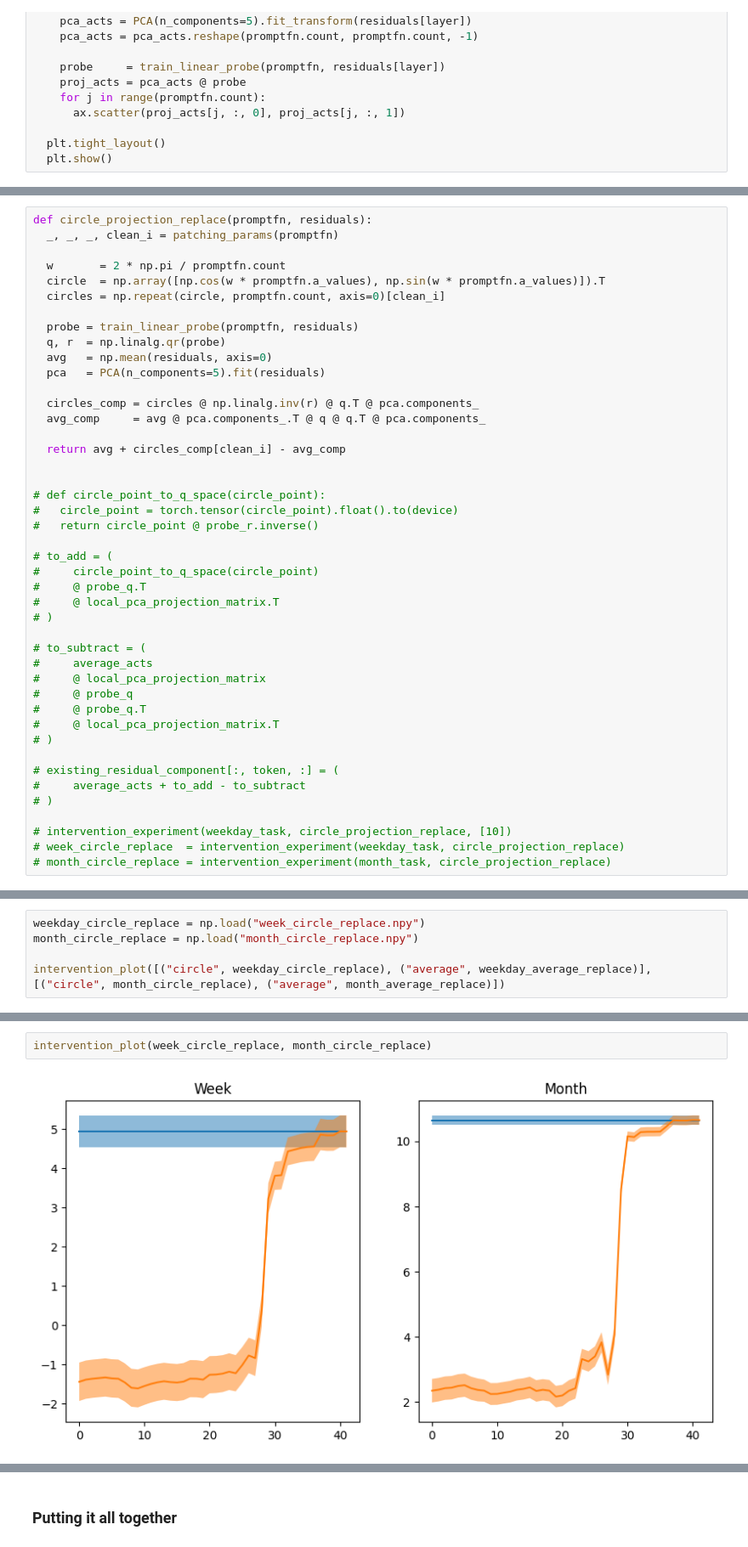
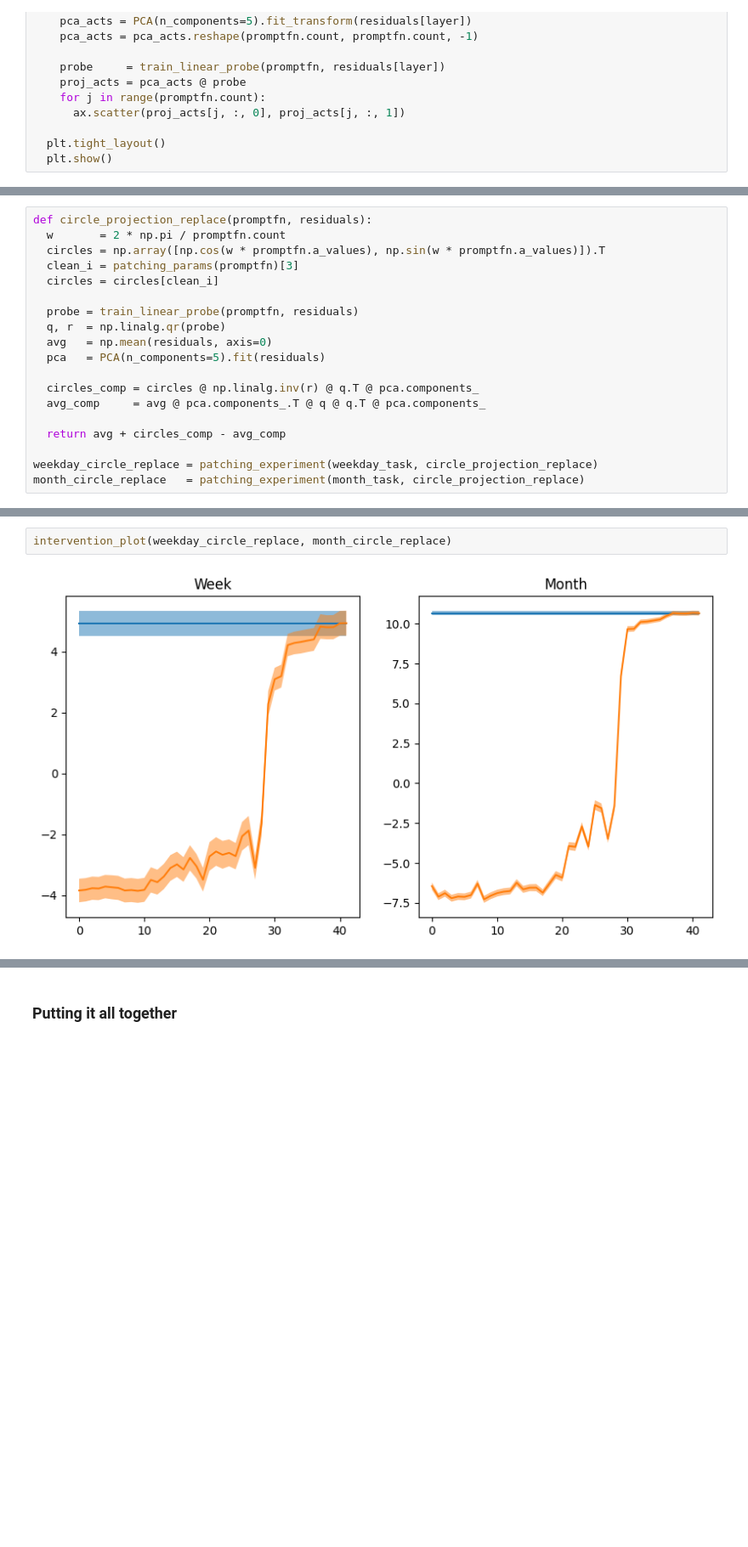
Before and after one commit to derfred/tutorials, a Jupyter notebook: multi_dimensional_features/multi_dimension_features.ipynb, the cells around one changed output, grey strips where cells are left out. Shown at 85% size. Cells and saved outputs as stored; diff of their text form; blank space fills up the shorter version.

Commit message:
full interventions plot

```diff
--- a/multi_dimensional_features/multi_dimension_features.ipynb
+++ b/multi_dimensional_features/multi_dimension_features.ipynb
@@ -910,10 +919,9 @@ visualize_linear_probes(month_task, 9)
 # %%
 def circle_projection_replace(promptfn, residuals):
-  _, _, _, clean_i = patching_params(promptfn)
-
   w       = 2 * np.pi / promptfn.count
-  circle  = np.array([np.cos(w * promptfn.a_values), np.sin(w * promptfn.a_values)]).T
-  circles = np.repeat(circle, promptfn.count, axis=0)[clean_i]
+  circles = np.array([np.cos(w * promptfn.a_values), np.sin(w * promptfn.a_values)]).T
+  clean_i = patching_params(promptfn)[3]
+  circles = circles[clean_i]
 
   probe = train_linear_probe(promptfn, residuals)
   q, r  = np.linalg.qr(probe)
@@ -923,31 +931,7 @@ def circle_projection_replace(promptfn, residuals):
   circles_comp = circles @ np.linalg.inv(r) @ q.T @ pca.components_
   avg_comp     = avg @ pca.components_.T @ q @ q.T @ pca.components_
 
-  return avg + circles_comp[clean_i] - avg_comp
+  return avg + circles_comp - avg_comp
 
-
-# def circle_point_to_q_space(circle_point):
-#   circle_point = torch.tensor(circle_point).float().to(device)
-#   return circle_point @ probe_r.inverse()
-
-# to_add = (
-#     circle_point_to_q_space(circle_point)
-#     @ probe_q.T
-#     @ local_pca_projection_matrix.T
-# )
-
-# to_subtract = (
-#     average_acts
-#     @ local_pca_projection_matrix
-#     @ probe_q
-#     @ probe_q.T
-#     @ local_pca_projection_matrix.T
-# )
-
-# existing_residual_component[:, token, :] = (
-#     average_acts + to_add - to_subtract
-# )
-
-# intervention_experiment(weekday_task, circle_projection_replace, [10])
-# week_circle_replace  = intervention_experiment(weekday_task, circle_projection_replace)
-# month_circle_replace = intervention_experiment(month_task, circle_projection_replace)
+weekday_circle_replace = patching_experiment(weekday_task, circle_projection_replace)
+month_circle_replace   = patching_experiment(month_task, circle_projection_replace)
@@ -956,5 +937,0 @@ array([[3.86737178, 4.32071447, 4.77405716]])
-# %%
-weekday_circle_replace = np.load("week_circle_replace.npy")
-month_circle_replace = np.load("month_circle_replace.npy")
-
-intervention_plot([("circle", weekday_circle_replace), ("average", weekday_average_replace)], [("circle", month_circle_replace), ("average", month_average_replace)])
@@ -963,4 +938,4 @@ intervention_plot([("circle", weekday_circle_replace), ("average", weekday_avera
 # %%
-intervention_plot(week_circle_replace, month_circle_replace)
+intervention_plot(weekday_circle_replace, month_circle_replace)
 # %% [output]
-[figure, old version]
+[figure, new version]
```
Also changed, not shown: parts of 7 cells of this notebook.
